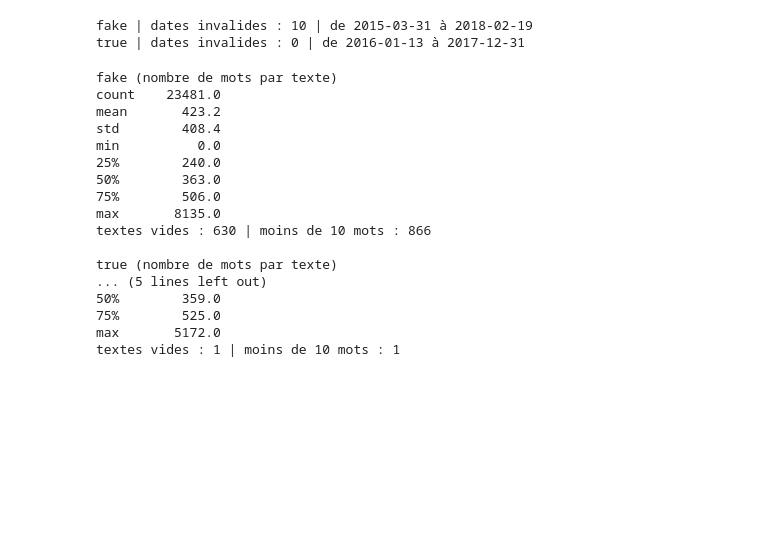
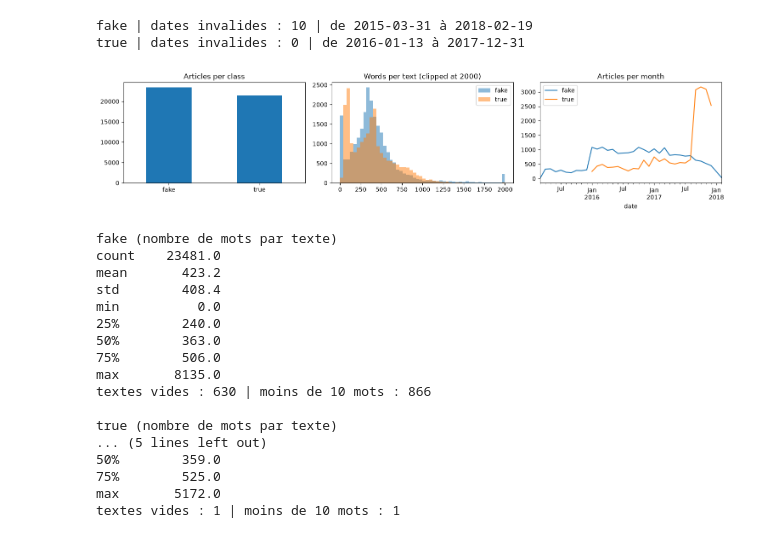
Before and after one commit to kameldemri/multi-agent-disinformation-detection, a Jupyter notebook: agents/agent1_naive_bayes/analysis/eda_fake_news.ipynb, the cells around one changed output. Cells and saved outputs as stored; diff of their text form; code cells hidden in the pictures; blank space fills up the shorter version.

Commit message:
Improve fake news EDA: add plots and post-cleaning check

```diff
--- a/agents/agent1_naive_bayes/analysis/eda_fake_news.ipynb
+++ b/agents/agent1_naive_bayes/analysis/eda_fake_news.ipynb
@@ -7,6 +7,8 @@ import pandas as pd
 
 ROOT = Path.cwd()
 while not (ROOT / "requirements.txt").exists():
+    if ROOT == ROOT.parent:
+        raise FileNotFoundError("requirements.txt introuvable : lance le notebook depuis le repo")
     ROOT = ROOT.parent
 DATA_DIR = ROOT / "data" / "raw" / "fake_news"
 
@@ -83,6 +85,30 @@ for name, df in [("fake", fake), ("true", true)]:
 # %% [output]
 fake | dates invalides : 10 | de 2015-03-31 à 2018-02-19
 true | dates invalides : 0 | de 2016-01-13 à 2017-12-31
+# %%
+import matplotlib.pyplot as plt
+
+fig, axes = plt.subplots(1, 3, figsize=(15, 3.5))
+
+# 1. Number of articles per class
+pd.Series({"fake": len(fake), "true": len(true)}).plot.bar(ax=axes[0], rot=0, title="Articles per class")
+
+for name, df in [("fake", fake), ("true", true)]:
+    # 2. Text length (long texts grouped at 2000 words)
+    words = df["text"].fillna("").str.split().str.len()
+    axes[1].hist(words.clip(upper=2000), bins=50, alpha=0.5, label=name)
+    # 3. Articles per month (invalid dates ignored)
+    d = pd.to_datetime(df["date"], errors="coerce", format="mixed").dropna()
+    d.dt.to_period("M").value_counts().sort_index().plot(ax=axes[2], label=name)
+
+axes[1].set_title("Words per text (clipped at 2000)")
+axes[2].set_title("Articles per month")
+axes[1].legend()
+axes[2].legend()
+plt.tight_layout()
+plt.show()
+# %% [output]
+[figure, added]
 # %%
 for name, df in [("fake", fake), ("true", true)]:
     words = df["text"].fillna("").str.split().str.len()
```
Also changed, not shown: parts of 11 cells of this notebook.
